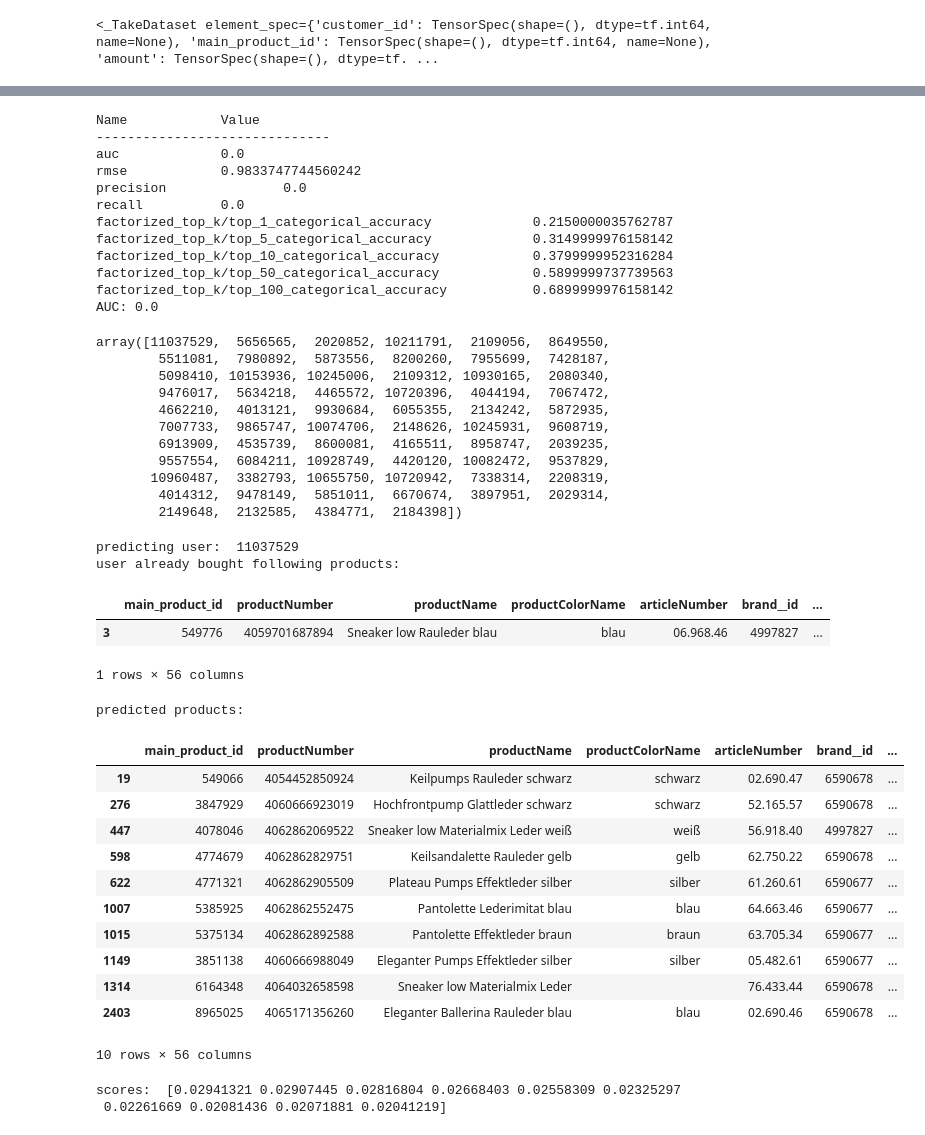
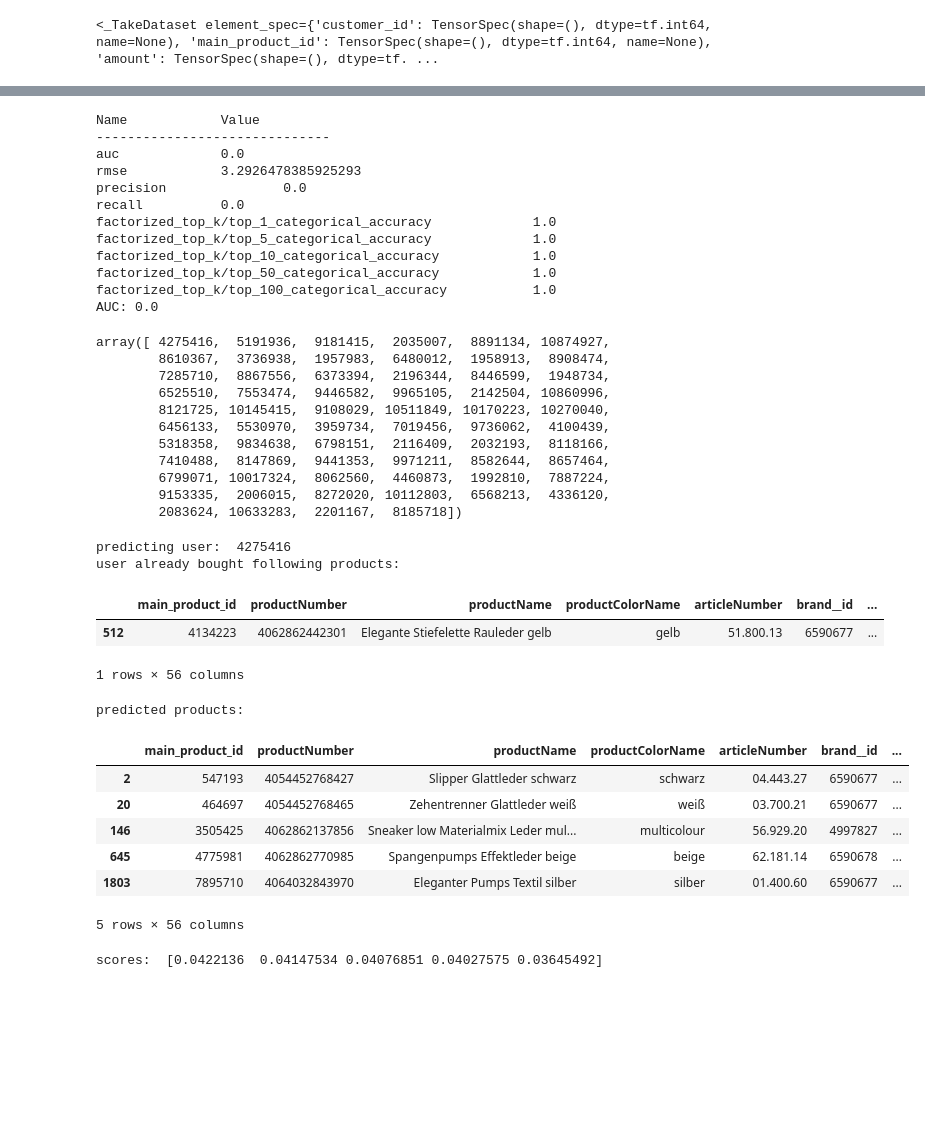
Before and after one commit to tomhuber96/master-thesis-practical-part, a Jupyter notebook: DL/gabor/gabor_tensorflow_recommendations.ipynb, the cells around one changed output, grey strips where cells are left out. Cells and saved outputs as stored; diff of their text form; code cells hidden in the pictures; blank space fills up the shorter version.

Commit message:
feat(tensorflow): add metrics to model

```diff
--- a/DL/gabor/gabor_tensorflow_recommendations.ipynb
+++ b/DL/gabor/gabor_tensorflow_recommendations.ipynb
@@ -19,7 +19,7 @@ GPU is available
 # Load data
 basepath = '../../datasets/preprocessed_datasets/gabor/'
 pandas_interaction_data = pd.read_pickle(basepath + 'user_item_interactions_only_main_products_10k.pkl')
-pandas_interaction_data = pandas_interaction_data.sample(1000)
+#pandas_interaction_data = pandas_interaction_data.sample(1000)
 pandas_interaction_data.amount = pandas_interaction_data.amount.apply(lambda x: 1 if x > 0 else 0)
 product_data = pd.read_pickle(basepath + 'no_product_variants_with_duplicate_ids.pkl')
 pandas_interaction_data.main_product_id = pandas_interaction_data.main_product_id.astype(int)
@@ -248,14 +248,14 @@ print(f"AUC: {model.auc_metric.result().numpy()}")
 Name            Value
 ------------------------------
 auc             0.0
-rmse            0.9833747744560242
+rmse            3.2926478385925293
 precision               0.0
 recall          0.0
-factorized_top_k/top_1_categorical_accuracy             0.2150000035762787
-factorized_top_k/top_5_categorical_accuracy             0.3149999976158142
-factorized_top_k/top_10_categorical_accuracy            0.3799999952316284
-factorized_top_k/top_50_categorical_accuracy            0.5899999737739563
-factorized_top_k/top_100_categorical_accuracy           0.6899999976158142
+factorized_top_k/top_1_categorical_accuracy             1.0
+factorized_top_k/top_5_categorical_accuracy             1.0
+factorized_top_k/top_10_categorical_accuracy            1.0
+factorized_top_k/top_50_categorical_accuracy            1.0
+factorized_top_k/top_100_categorical_accuracy           1.0
 AUC: 0.0
 # %%
 sample = next(iter(cached_test.take(1)))
@@ -264,17 +264,17 @@ sample = next(iter(cached_test.take(1)))
 customer_id = sample['customer_id'].numpy()
 customer_id
 # %% [output]
-array([11037529,  5656565,  2020852, 10211791,  2109056,  8649550,
-        5511081,  7980892,  5873556,  8200260,  7955699,  7428187,
-        5098410, 10153936, 10245006,  2109312, 10930165,  2080340,
-        9476017,  5634218,  4465572, 10720396,  4044194,  7067472,
-        4662210,  4013121,  9930684,  6055355,  2134242,  5872935,
-        7007733,  9865747, 10074706,  2148626, 10245931,  9608719,
-        6913909,  4535739,  8600081,  4165511,  8958747,  2039235,
-        9557554,  6084211, 10928749,  4420120, 10082472,  9537829,
-       10960487,  3382793, 10655750, 10720942,  7338314,  2208319,
-        4014312,  9478149,  5851011,  6670674,  3897951,  2029314,
-        2149648,  2132585,  4384771,  2184398])
+array([ 4275416,  5191936,  9181415,  2035007,  8891134, 10874927,
+        8610367,  3736938,  1957983,  6480012,  1958913,  8908474,
+        7285710,  8867556,  6373394,  2196344,  8446599,  1948734,
+        6525510,  7553474,  9446582,  9965105,  2142504, 10860996,
+        8121725, 10145415,  9108029, 10511849, 10170223, 10270040,
+        6456133,  5530970,  3959734,  7019456,  9736062,  4100439,
+        5318358,  9834638,  6798151,  2116409,  2032193,  8118166,
+        7410488,  8147869,  9441353,  9971211,  8582644,  8657464,
+        6799071, 10017324,  8062560,  4460873,  1992810,  7887224,
+        9153335,  2006015,  8272020, 10112803,  6568213,  4336120,
+        2083624, 10633283,  2201167,  8185718])
 # %%
 def get_random_customer_from_test_data():
     return next(iter(test.take(1)))['customer_id'].numpy()
@@ -283,46 +283,40 @@ def display_item_ids(item_ids):
     display(product_data[product_data.main_product_id.isin(item_ids) ])
 
 def display_products_by_customer_id(customer_id):
     display_item_ids(pandas_interaction_data[pandas_interaction_data.customer_id ==  customer_id].main_product_id.tolist())
 
 
-index = tfrs.layers.factorized_top_k.BruteForce(model.user_embedding)
+index = tfrs.layers.factorized_top_k.BruteForce(model.user_embedding, k=5)
 index.index_from_dataset(
     product_ids_dataset.batch(100).map(lambda id: (id, model.product_model(id))))
 
 def predict_user(user_id):
     print('predicting user: ', user_id)
     print('user already bought following products: ')
     display_products_by_customer_id(user_id)
 
     score, predicted_product_ids = index(np.array([user_id]))
 
     print('predicted products: ')
     display_item_ids(predicted_product_ids[0].numpy())
     print('scores: ', score[0].numpy())
 
 
 user_id = get_random_customer_from_test_data()
 
 predict_user(user_id)
 # %% [output]
-predicting user:  11037529
+predicting user:  4275416
 user already bought following products:
 |  | main_product_id | productNumber | productName | productColorName | articleNumber | brand__id | ... |
-| 3 | 549776 | 4059701687894 | Sneaker low Rauleder blau | blau | 06.968.46 | 4997827 | ... |
+| 512 | 4134223 | 4062862442301 | Elegante Stiefelette Rauleder gelb | gelb | 51.800.13 | 6590677 | ... |
 1 rows × 56 columns
 predicted products:
 |  | main_product_id | productNumber | productName | productColorName | articleNumber | brand__id | ... |
-| 19 | 549066 | 4054452850924 | Keilpumps Rauleder schwarz | schwarz | 02.690.47 | 6590678 | ... |
-| 276 | 3847929 | 4060666923019 | Hochfrontpump Glattleder schwarz | schwarz | 52.165.57 | 6590678 | ... |
-| 447 | 4078046 | 4062862069522 | Sneaker low Materialmix Leder weiß | weiß | 56.918.40 | 4997827 | ... |
-| 598 | 4774679 | 4062862829751 | Keilsandalette Rauleder gelb | gelb | 62.750.22 | 6590678 | ... |
-| 622 | 4771321 | 4062862905509 | Plateau Pumps Effektleder silber | silber | 61.260.61 | 6590677 | ... |
-| 1007 | 5385925 | 4062862552475 | Pantolette Lederimitat blau | blau | 64.663.46 | 6590677 | ... |
-| 1015 | 5375134 | 4062862892588 | Pantolette Effektleder braun | braun | 63.705.34 | 6590677 | ... |
-| 1149 | 3851138 | 4060666988049 | Eleganter Pumps Effektleder silber | silber | 05.482.61 | 6590677 | ... |
-| 1314 | 6164348 | 4064032658598 | Sneaker low Materialmix Leder |  | 76.433.44 | 6590678 | ... |
-| 2403 | 8965025 | 4065171356260 | Eleganter Ballerina Rauleder blau | blau | 02.690.46 | 6590678 | ... |
+| 2 | 547193 | 4054452768427 | Slipper Glattleder schwarz | schwarz | 04.443.27 | 6590677 | ... |
+| 20 | 464697 | 4054452768465 | Zehentrenner Glattleder weiß | weiß | 03.700.21 | 6590677 | ... |
+| 146 | 3505425 | 4062862137856 | Sneaker low Materialmix Leder mul... | multicolour | 56.929.20 | 4997827 | ... |
+| 645 | 4775981 | 4062862770985 | Spangenpumps Effektleder beige | beige | 62.181.14 | 6590678 | ... |
+| 1803 | 7895710 | 4064032843970 | Eleganter Pumps Textil silber | silber | 01.400.60 | 6590677 | ... |
-10 rows × 56 columns
+5 rows × 56 columns
-scores:  [0.02941321 0.02907445 0.02816804 0.02668403 0.02558309 0.02325297
- 0.02261669 0.02081436 0.02071881 0.02041219]
+scores:  [0.0422136  0.04147534 0.04076851 0.04027575 0.03645492]
```
Also changed, not shown: parts of 5 cells of this notebook, 1 other file.
